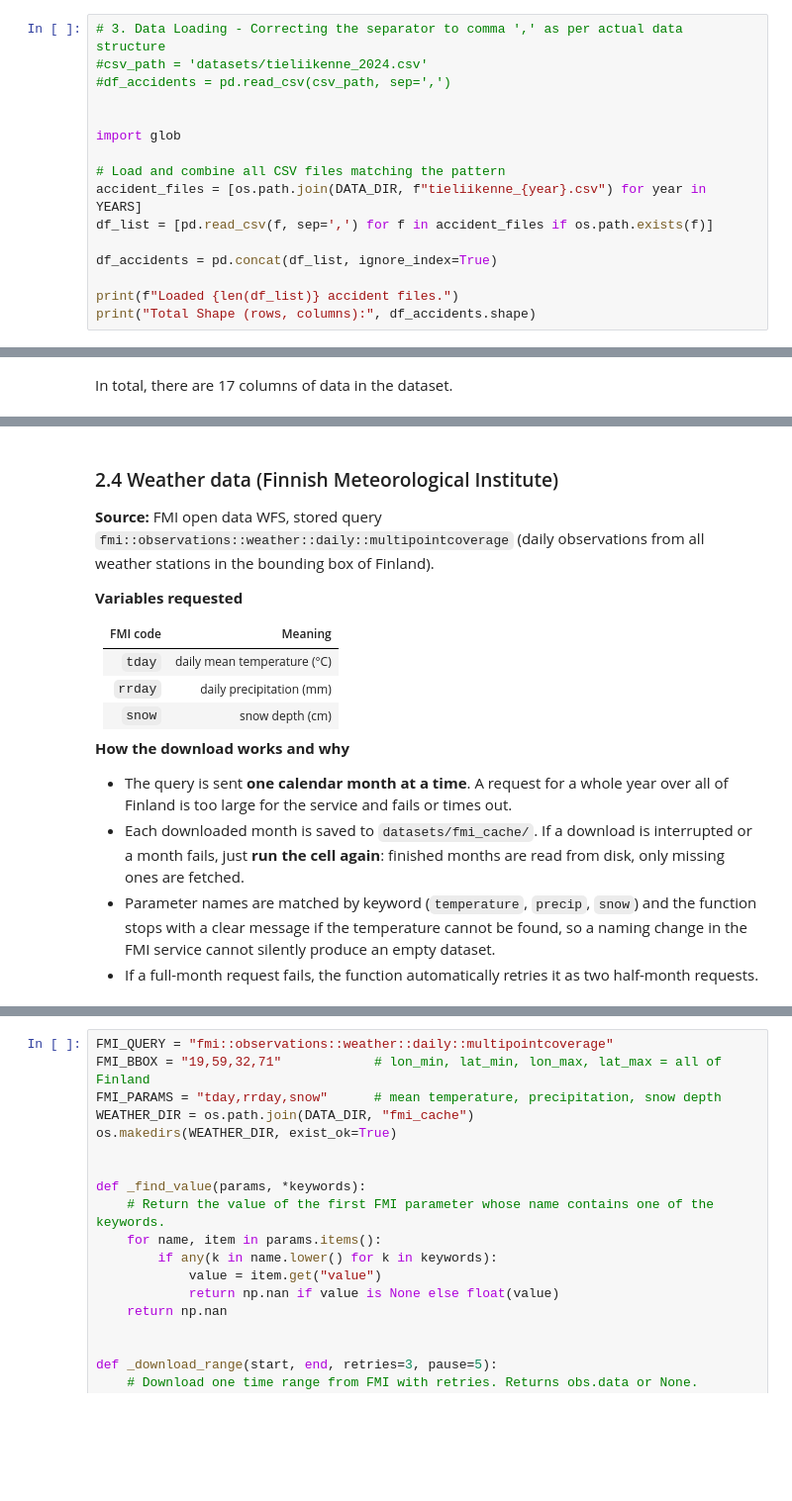
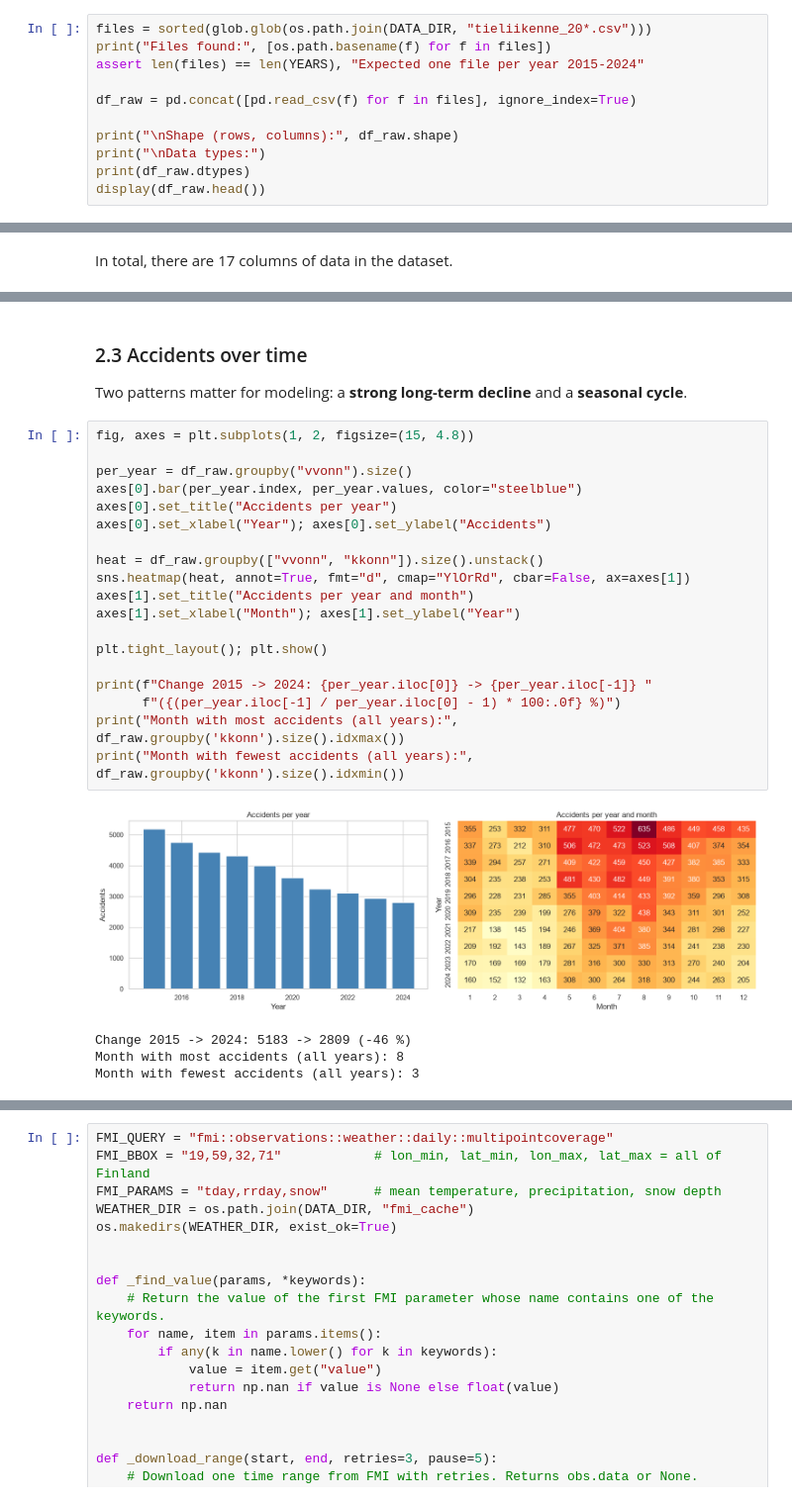
Before and after one commit to TopiAhola/data-and-ml-group5, a Jupyter notebook: project/traffic_accidents_analysis.ipynb, the cells around one changed output, grey strips where cells are left out. Shown at 99% size. Cells and saved outputs as stored; diff of their text form; blank space fills up the shorter version.

Commit message:
Add Business & Data Understanding

```diff
--- a/project/traffic_accidents_analysis.ipynb
+++ b/project/traffic_accidents_analysis.ipynb
@@ -61,17 +113,12 @@ Libraries imported.
 # %%
-# 3. Data Loading - Correcting the separator to comma ',' as per actual data structure
-#csv_path = 'datasets/tieliikenne_2024.csv'
-#df_accidents = pd.read_csv(csv_path, sep=',')
+files = sorted(glob.glob(os.path.join(DATA_DIR, "tieliikenne_20*.csv")))
+print("Files found:", [os.path.basename(f) for f in files])
+assert len(files) == len(YEARS), "Expected one file per year 2015-2024"
 
+df_raw = pd.concat([pd.read_csv(f) for f in files], ignore_index=True)
 
-import glob
-
-# Load and combine all CSV files matching the pattern
-accident_files = [os.path.join(DATA_DIR, f"tieliikenne_{year}.csv") for year in YEARS]
-df_list = [pd.read_csv(f, sep=',') for f in accident_files if os.path.exists(f)]
-
-df_accidents = pd.concat(df_list, ignore_index=True)
-
-print(f"Loaded {len(df_list)} accident files.")
-print("Total Shape (rows, columns):", df_accidents.shape)
+print("\nShape (rows, columns):", df_raw.shape)
+print("\nData types:")
+print(df_raw.dtypes)
+display(df_raw.head())
 # %% [output]
@@ -130,17 +239,27 @@ Variable **'kello'** is the only one with missing values, with a total of 16.
 # %% [markdown]
-### 2.4 Weather data (Finnish Meteorological Institute)
-**Source:** FMI open data WFS, stored query `fmi::observations::weather::daily::multipointcoverage` (daily observations from all weather stations in the bounding box of Finland).
-
-**Variables requested**
-
-| FMI code | Meaning |
-|---|---|
-| `tday` | daily mean temperature (°C) |
-| `rrday` | daily precipitation (mm) |
-| `snow` | snow depth (cm) |
-
-**How the download works and why**
-- The query is sent **one calendar month at a time**. A request for a whole year over all of Finland is too large for the service and fails or times out.
-- Each downloaded month is saved to `datasets/fmi_cache/`. If a download is interrupted or a month fails, just **run the cell again**: finished months are read from disk, only missing ones are fetched.
-- Parameter names are matched by keyword (`temperature`, `precip`, `snow`) and the function stops with a clear message if the temperature cannot be found, so a naming change in the FMI service cannot silently produce an empty dataset.
-- If a full-month request fails, the function automatically retries it as two half-month requests.
+### 2.3 Accidents over time
+Two patterns matter for modeling: a **strong long-term decline** and a **seasonal cycle**.
+# %%
+fig, axes = plt.subplots(1, 2, figsize=(15, 4.8))
+
+per_year = df_raw.groupby("vvonn").size()
+axes[0].bar(per_year.index, per_year.values, color="steelblue")
+axes[0].set_title("Accidents per year")
+axes[0].set_xlabel("Year"); axes[0].set_ylabel("Accidents")
+
+heat = df_raw.groupby(["vvonn", "kkonn"]).size().unstack()
+sns.heatmap(heat, annot=True, fmt="d", cmap="YlOrRd", cbar=False, ax=axes[1])
+axes[1].set_title("Accidents per year and month")
+axes[1].set_xlabel("Month"); axes[1].set_ylabel("Year")
+
+plt.tight_layout(); plt.show()
+
+print(f"Change 2015 -> 2024: {per_year.iloc[0]} -> {per_year.iloc[-1]} "
+      f"({(per_year.iloc[-1] / per_year.iloc[0] - 1) * 100:.0f} %)")
+print("Month with most accidents (all years):", df_raw.groupby('kkonn').size().idxmax())
+print("Month with fewest accidents (all years):", df_raw.groupby('kkonn').size().idxmin())
+# %% [output]
+[figure, added]
+Change 2015 -> 2024: 5183 -> 2809 (-46 %)
+Month with most accidents (all years): 8
+Month with fewest accidents (all years): 3
```
Also changed, not shown: parts of 16 cells of this notebook.
